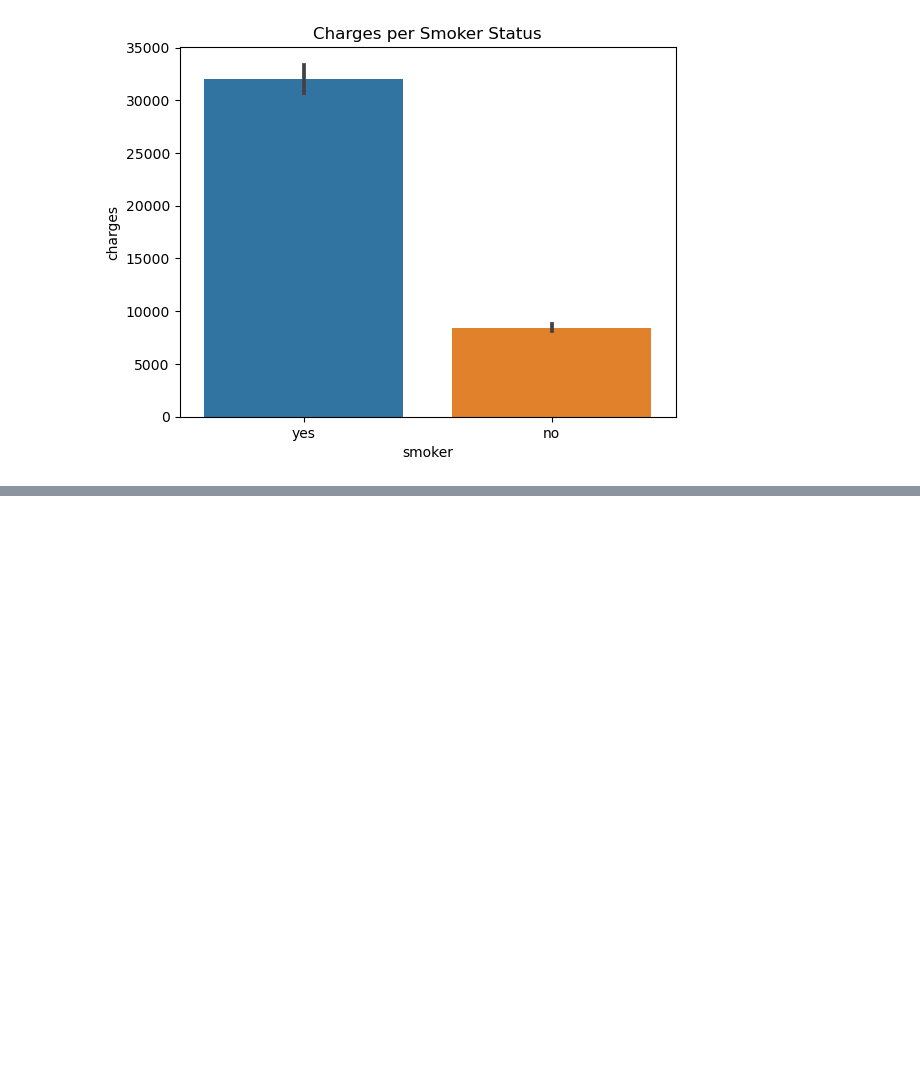
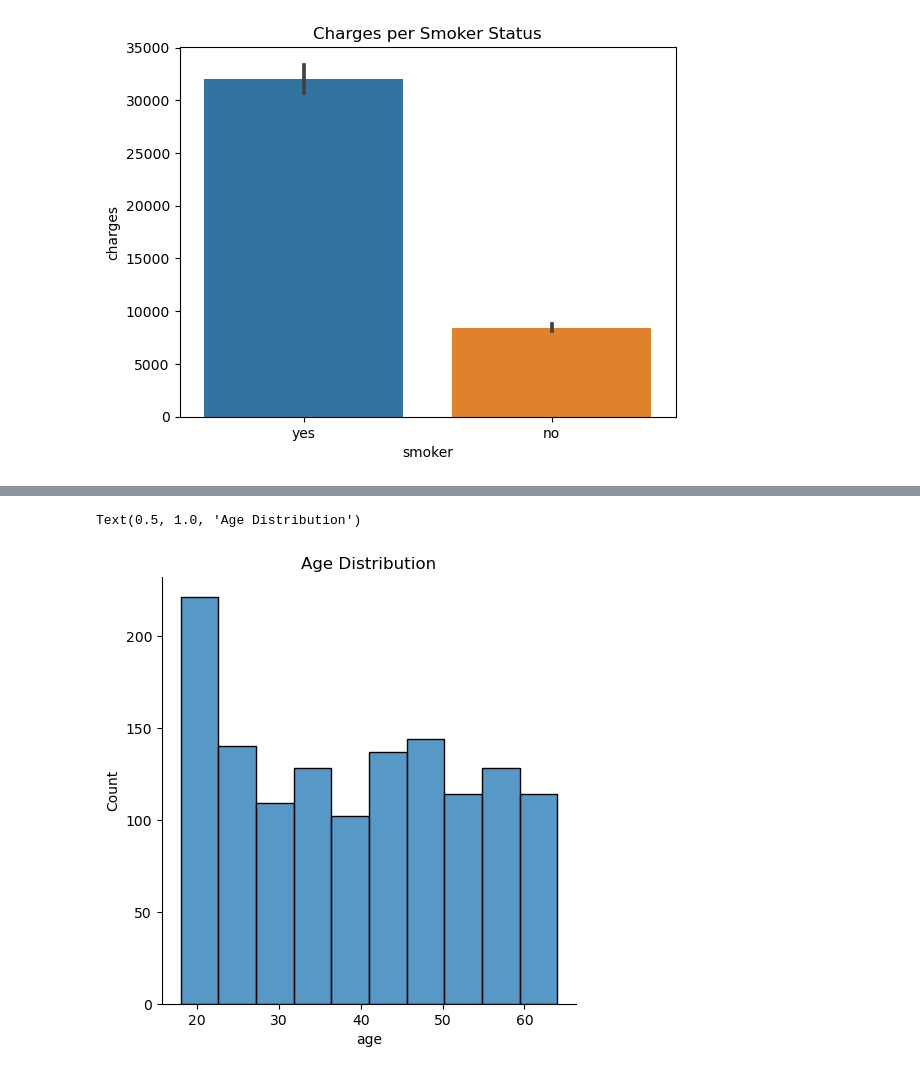
Before and after one commit to DeborahAkp/Portfolio, a Jupyter notebook: Data Analysis Projects/Project 1/Medical Cost.ipynb, the cells around one changed output, grey strips where cells are left out. Cells and saved outputs as stored; diff of their text form; code cells hidden in the pictures; blank space fills up the shorter version.

```diff
--- a/Data Analysis Projects/Project 1/Medical Cost.ipynb
+++ b/Data Analysis Projects/Project 1/Medical Cost.ipynb
@@ -221,0 +236,7 @@ sns.barplot(x = 'children', y='charges', data = df)
+# %%
+## Age Distribution ##
+sns.displot(data = df['age'], bins = 10)
+plt.title('Age Distribution')
+# %% [output]
+Text(0.5, 1.0, 'Age Distribution')
+[figure, added]
```
Also changed, not shown: parts of 20 cells of this notebook, 29 other files.
